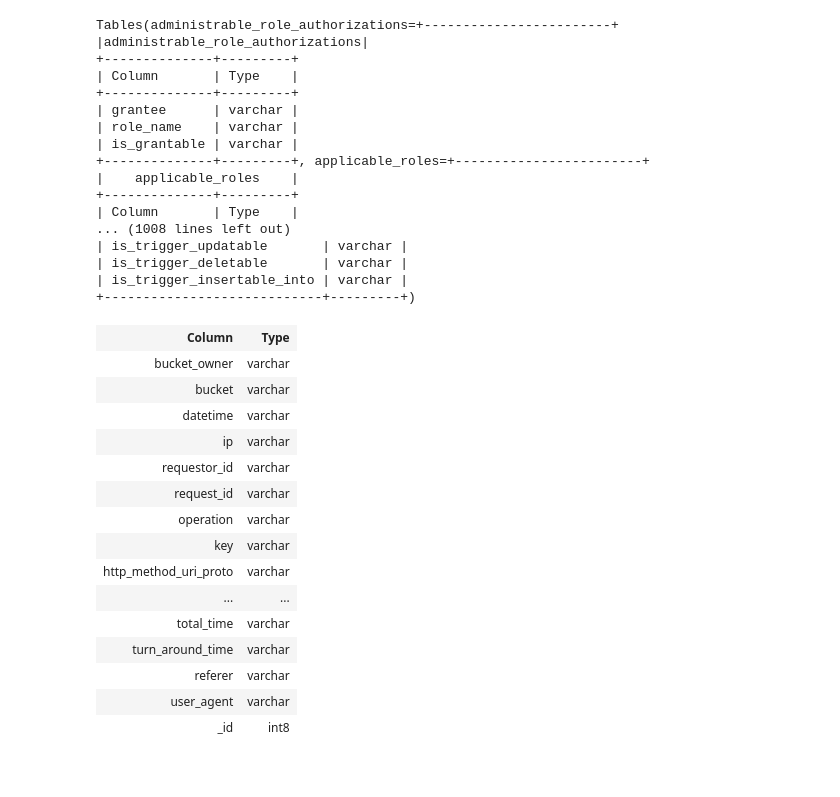
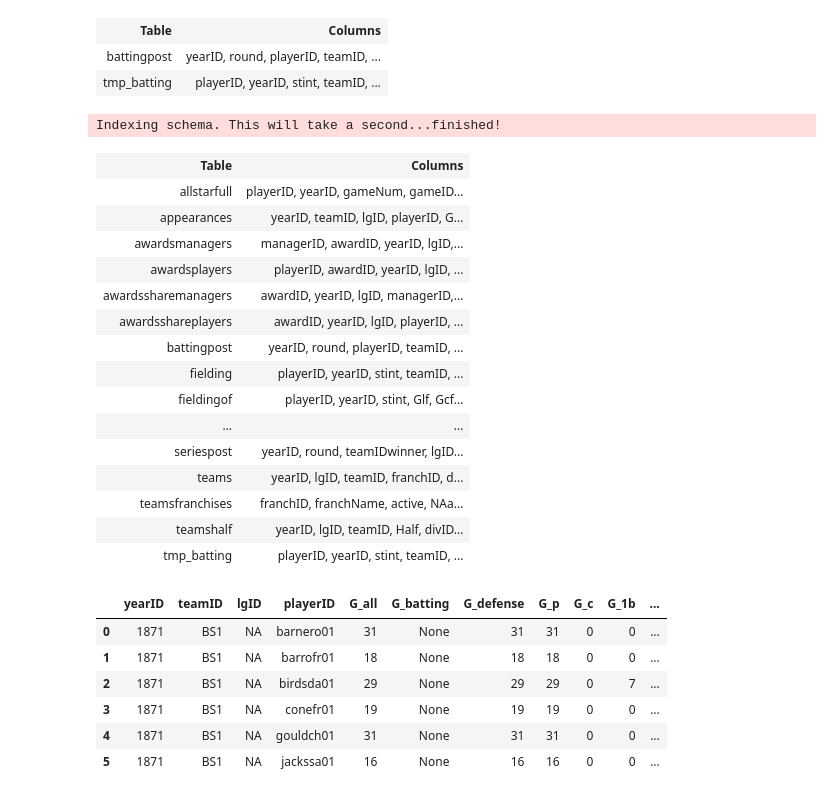
Before and after one commit to yhat/db.py, a Jupyter notebook: examples/db-example.ipynb, the cells around one changed output. Cells and saved outputs as stored; diff of their text form; code cells hidden in the pictures.

```diff
--- a/examples/db-example.ipynb
+++ b/examples/db-example.ipynb
@@ -7,0 +157,6 @@ DB[postgres][localhost]:5432 > glamp@yhat
+# %%
+db.find_table("*batting*")
+# %% [output]
+| Table | Columns |
+| battingpost | yearID, round, playerID, teamID, ... |
+| tmp_batting | playerID, yearID, stint, teamID, ... |
@@ -8,39 +167,33 @@ DB[postgres][localhost]:5432 > glamp@yhat
+# %%
+db = DB(profile="baseball", dbtype="sqlite")
+# %% [output]
+Indexing schema. This will take a second...finished!
 # %%
 db.tables
 # %% [output]
-Tables(administrable_role_authorizations=+------------------------+
-|administrable_role_authorizations|
-+--------------+---------+
-| Column       | Type    |
-+--------------+---------+
-| grantee      | varchar |
-| role_name    | varchar |
-| is_grantable | varchar |
-+--------------+---------+, applicable_roles=+------------------------+
-|    applicable_roles    |
-+--------------+---------+
-| Column       | Type    |
-... (1008 lines left out)
-| is_trigger_updatable       | varchar |
-| is_trigger_deletable       | varchar |
-| is_trigger_insertable_into | varchar |
-+----------------------------+---------+)
+| Table | Columns |
+| allstarfull | playerID, yearID, gameNum, gameID... |
+| appearances | yearID, teamID, lgID, playerID, G... |
+| awardsmanagers | managerID, awardID, yearID, lgID,... |
+| awardsplayers | playerID, awardID, yearID, lgID, ... |
+| awardssharemanagers | awardID, yearID, lgID, managerID,... |
+| awardsshareplayers | awardID, yearID, lgID, playerID, ... |
+| battingpost | yearID, round, playerID, teamID, ... |
+| fielding | playerID, yearID, stint, teamID, ... |
+| fieldingof | playerID, yearID, stint, Glf, Gcf... |
+| ... | ... |
+| seriespost | yearID, round, teamIDwinner, lgID... |
+| teams | yearID, lgID, teamID, franchID, d... |
+| teamsfranchises | franchID, franchName, active, NAa... |
+| teamshalf | yearID, lgID, teamID, Half, divID... |
+| tmp_batting | playerID, yearID, stint, teamID, ... |
 # %%
-db.tables.mt_s3_logs
+db.tables.appearances.head()
 # %% [output]
-| Column | Type |
-| bucket_owner | varchar |
-| bucket | varchar |
-| datetime | varchar |
-| ip | varchar |
-| requestor_id | varchar |
-| request_id | varchar |
-| operation | varchar |
-| key | varchar |
-| http_method_uri_proto | varchar |
-| ... | ... |
-| total_time | varchar |
-| turn_around_time | varchar |
-| referer | varchar |
-| user_agent | varchar |
-| _id | int8 |
+|  | yearID | teamID | lgID | playerID | G_all | G_batting | G_defense | G_p | G_c | G_1b | ... |
+| 0 | 1871 | BS1 | NA | barnero01 | 31 | None | 31 | 31 | 0 | 0 | ... |
+| 1 | 1871 | BS1 | NA | barrofr01 | 18 | None | 18 | 18 | 0 | 0 | ... |
+| 2 | 1871 | BS1 | NA | birdsda01 | 29 | None | 29 | 29 | 0 | 7 | ... |
+| 3 | 1871 | BS1 | NA | conefr01 | 19 | None | 19 | 19 | 0 | 0 | ... |
+| 4 | 1871 | BS1 | NA | gouldch01 | 31 | None | 31 | 31 | 0 | 0 | ... |
+| 5 | 1871 | BS1 | NA | jackssa01 | 16 | None | 16 | 16 | 0 | 0 | ... |
```
Also changed, not shown: parts of 19 cells of this notebook, 2 other files.
